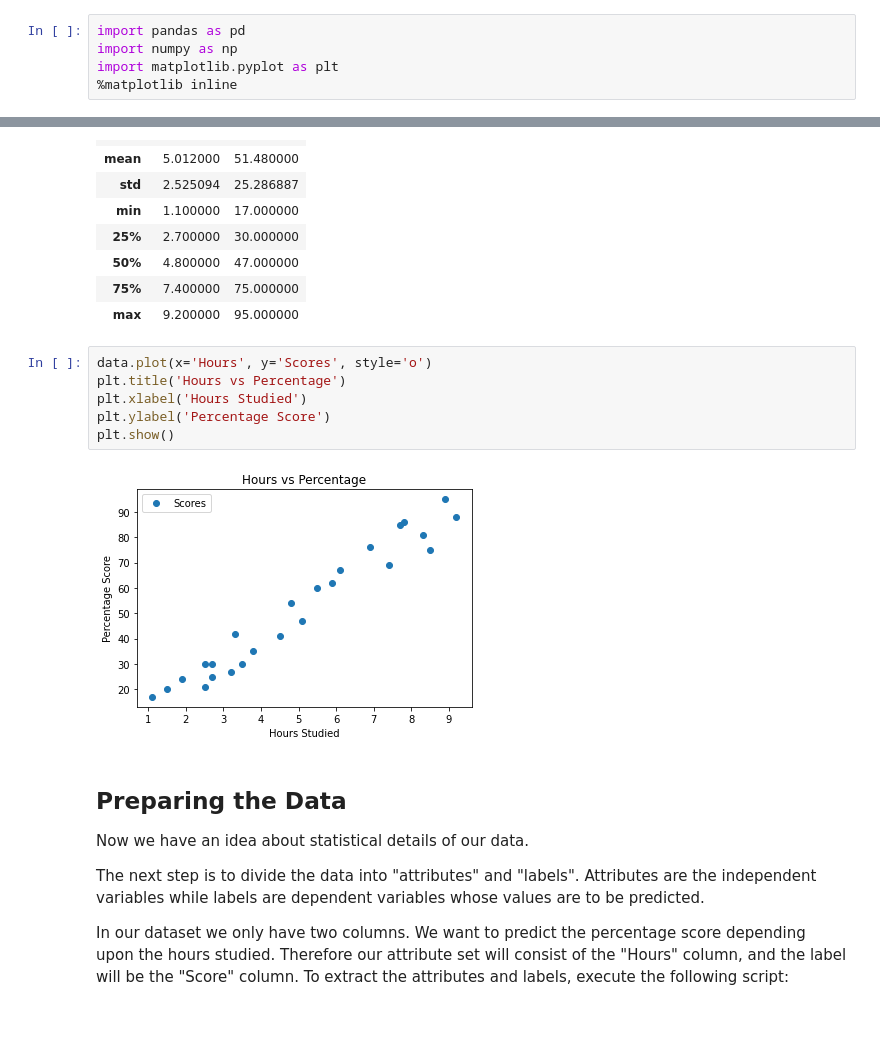
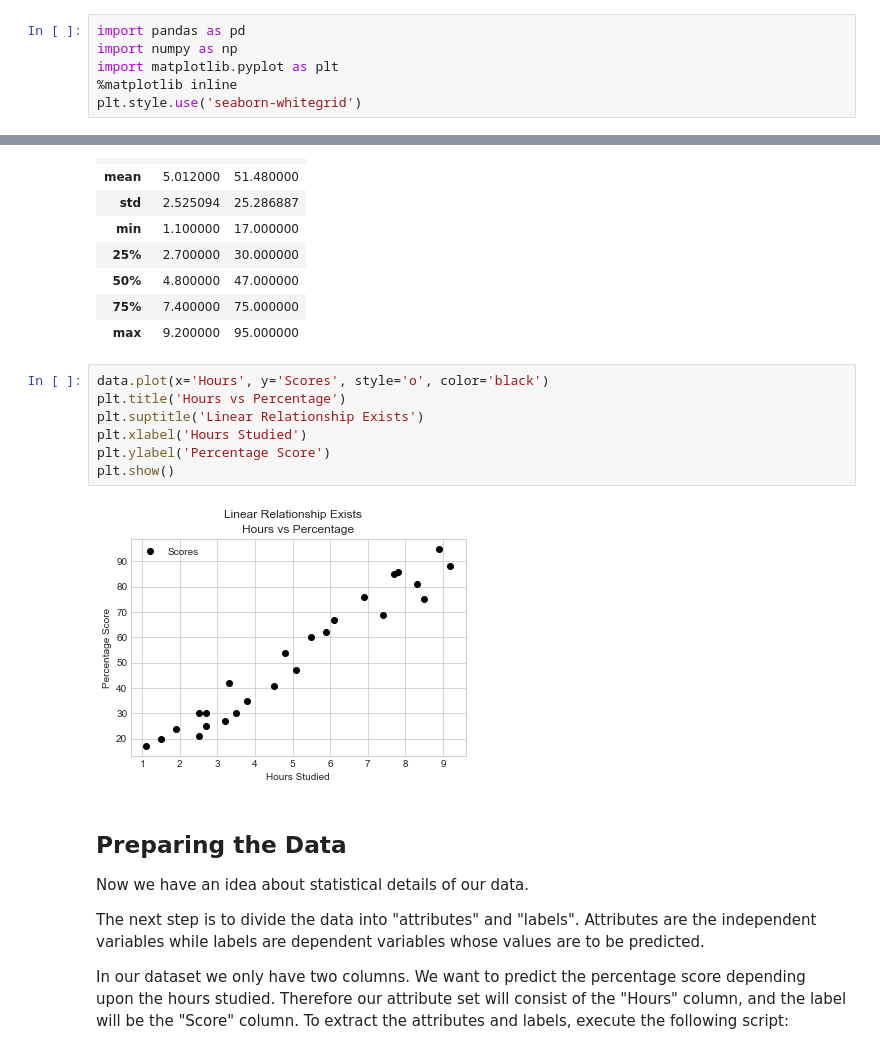
Before and after one commit to saritmaitra/Python-Fundamentals, a Jupyter notebook: Linear_Regression.ipynb, the cells around one changed output, grey strips where cells are left out. Saved outputs shown, nothing was run; the diff lists cells and outputs as text; blank space fills up the shorter version.

```diff
--- a/Linear_Regression.ipynb
+++ b/Linear_Regression.ipynb
@@ -3,6 +3,7 @@ import pandas as pd
 import numpy as np
 import matplotlib.pyplot as plt
 %matplotlib inline
+plt.style.use('seaborn-whitegrid')
 # %% [markdown]
 ## Simple Linear Regression
 # %%
@@ -32,13 +33,14 @@ data.describe()
 | 75% | 7.400000 | 75.000000 |
 | max | 9.200000 | 95.000000 |
 # %%
-data.plot(x='Hours', y='Scores', style='o')
+data.plot(x='Hours', y='Scores', style='o', color='black')
 plt.title('Hours vs Percentage')
+plt.suptitle('Linear Relationship Exists')
 plt.xlabel('Hours Studied')
 plt.ylabel('Percentage Score')
 plt.show()
 # %% [output]
-[figure, old version]
+[figure, new version]
 # %% [markdown]
 ## Preparing the Data
 Now we have an idea about statistical details of our data.
```
Also changed, not shown: parts of 33 cells of this notebook.
